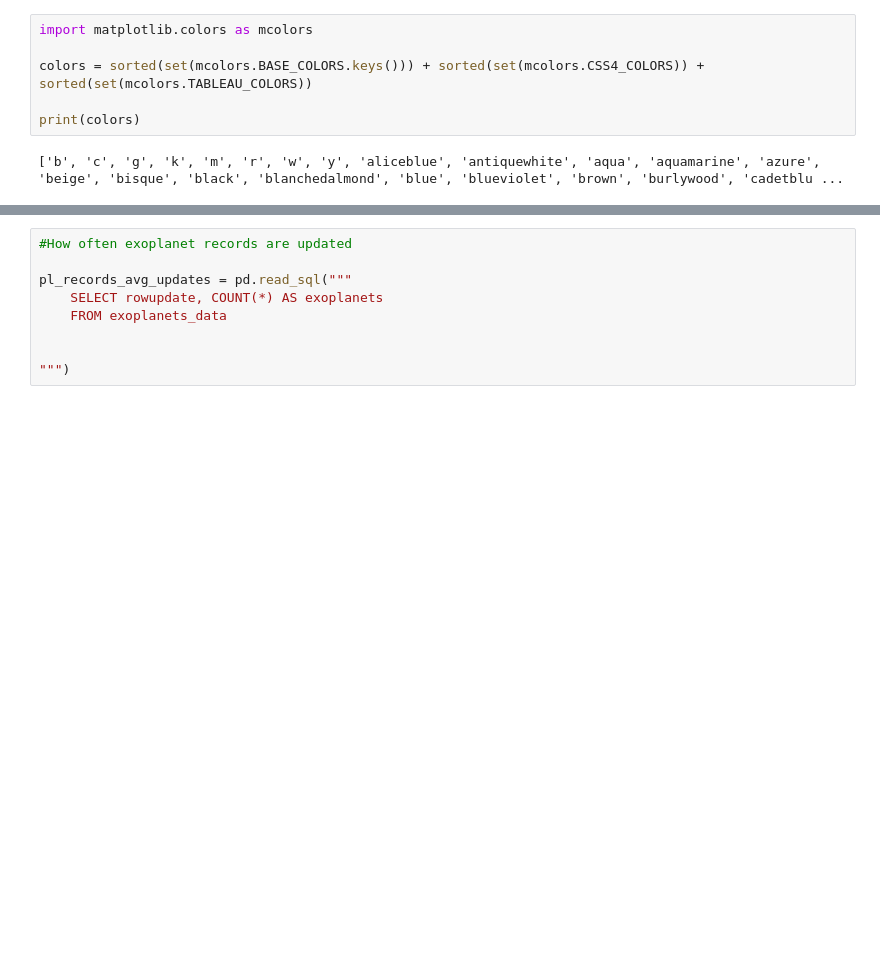
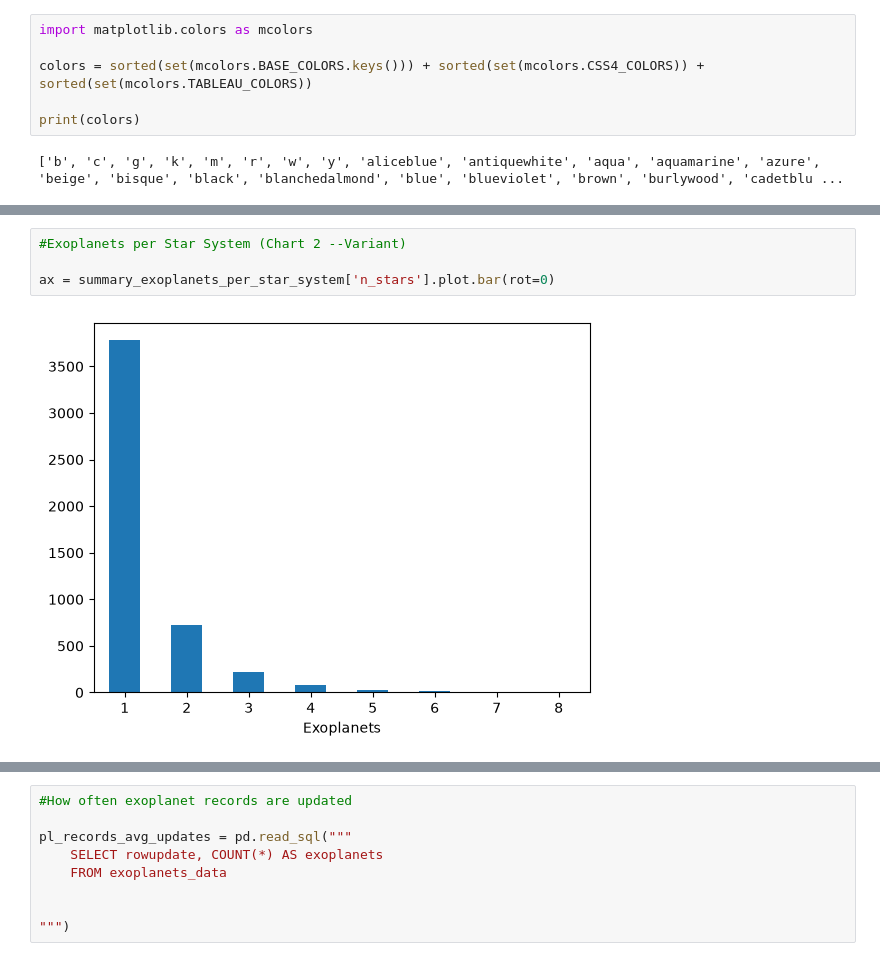
Before and after one commit to alexandervp1/aequo-finance, a Jupyter notebook: data/astronomical_analysis.ipynb, the cells around one changed output, grey strips where cells are left out. Saved outputs shown, nothing was run; the diff lists cells and outputs as text; blank space fills up the shorter version.

```diff
--- a/data/astronomical_analysis.ipynb
+++ b/data/astronomical_analysis.ipynb
@@ -129,3 +139,9 @@ Name: count, Length: 4847, dtype: int64
+# %%
+#Exoplanets per Star System (Chart 2 --Variant)
+
+ax = summary_exoplanets_per_star_system['n_stars'].plot.bar(rot=0)
+# %% [output]
+[figure, added]
 # %%
 #Planets discovered per year
 
```
Also changed, not shown: parts of 8 cells of this notebook.
